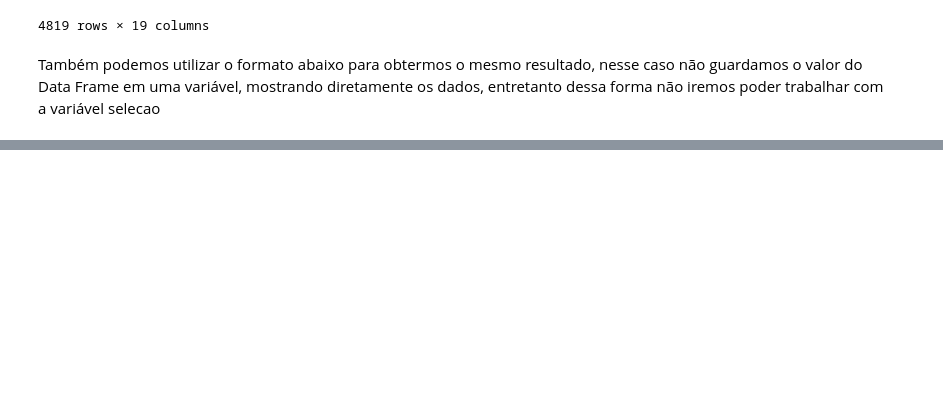
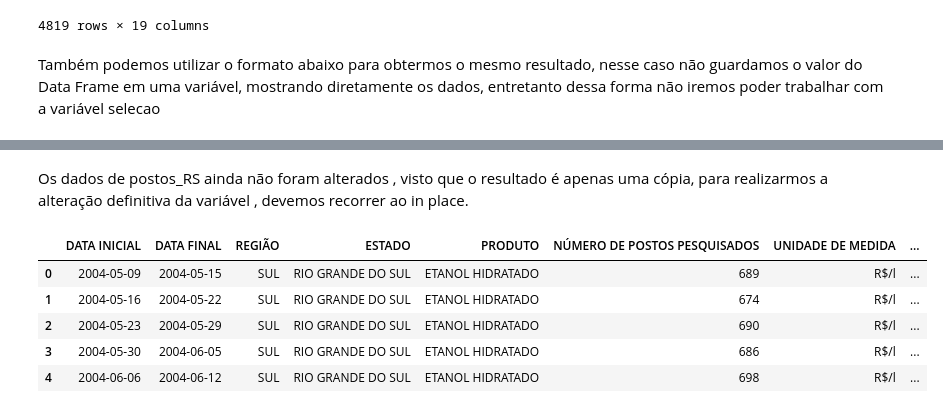
Before and after one commit to adalbertobrant/lipai, a Jupyter notebook: atividades/estudo-python/src/09-pandas/manipulacao_dados_pandas.ipynb, the cells around one changed output, grey strips where cells are left out. Drawn from its saved outputs; the diff is of its cells as text; code cells hidden in the pictures; blank space fills up the shorter version.

```diff
--- a/atividades/estudo-python/src/09-pandas/manipulacao_dados_pandas.ipynb
+++ b/atividades/estudo-python/src/09-pandas/manipulacao_dados_pandas.ipynb
@@ -1143,0 +1225,12 @@ data[data['ESTADO'] == 'RIO GRANDE DO SUL'].head()
+# %% [markdown]
+Os dados de postos_RS ainda não foram alterados , visto que o resultado é apenas uma cópia, para realizarmos a alteração definitiva da variável , devemos recorrer ao in place.
+# %%
+# postos do RIO GRANDE DO SUL, sem alteração
+postos_RS.head()
+# %% [output]
+|  | DATA INICIAL | DATA FINAL | REGIÃO | ESTADO | PRODUTO | NÚMERO DE POSTOS PESQUISADOS | UNIDADE DE MEDIDA | ... |
+| 0 | 2004-05-09 | 2004-05-15 | SUL | RIO GRANDE DO SUL | ETANOL HIDRATADO | 689 | R$/l | ... |
+| 1 | 2004-05-16 | 2004-05-22 | SUL | RIO GRANDE DO SUL | ETANOL HIDRATADO | 674 | R$/l | ... |
+| 2 | 2004-05-23 | 2004-05-29 | SUL | RIO GRANDE DO SUL | ETANOL HIDRATADO | 690 | R$/l | ... |
+| 3 | 2004-05-30 | 2004-06-05 | SUL | RIO GRANDE DO SUL | ETANOL HIDRATADO | 686 | R$/l | ... |
+| 4 | 2004-06-06 | 2004-06-12 | SUL | RIO GRANDE DO SUL | ETANOL HIDRATADO | 698 | R$/l | ... |
```
Also changed, not shown: parts of 16 cells of this notebook.
